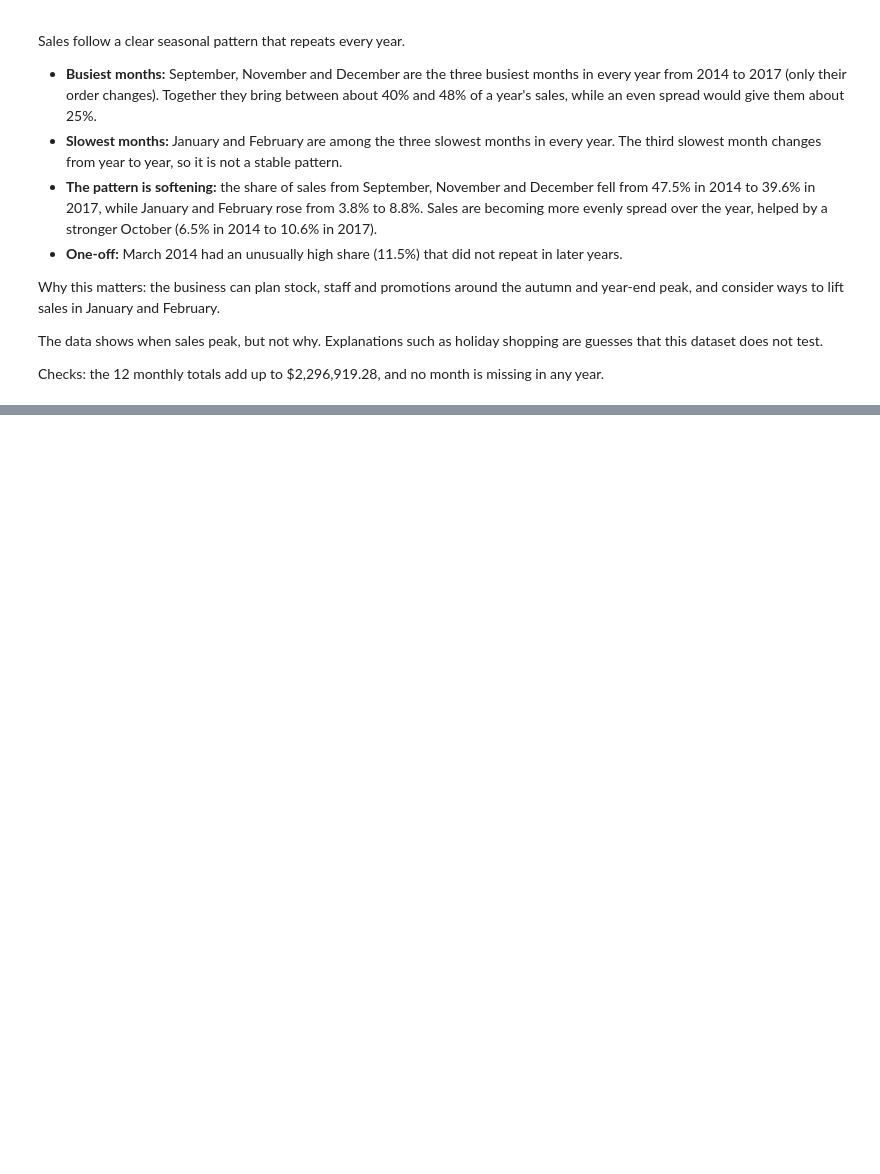
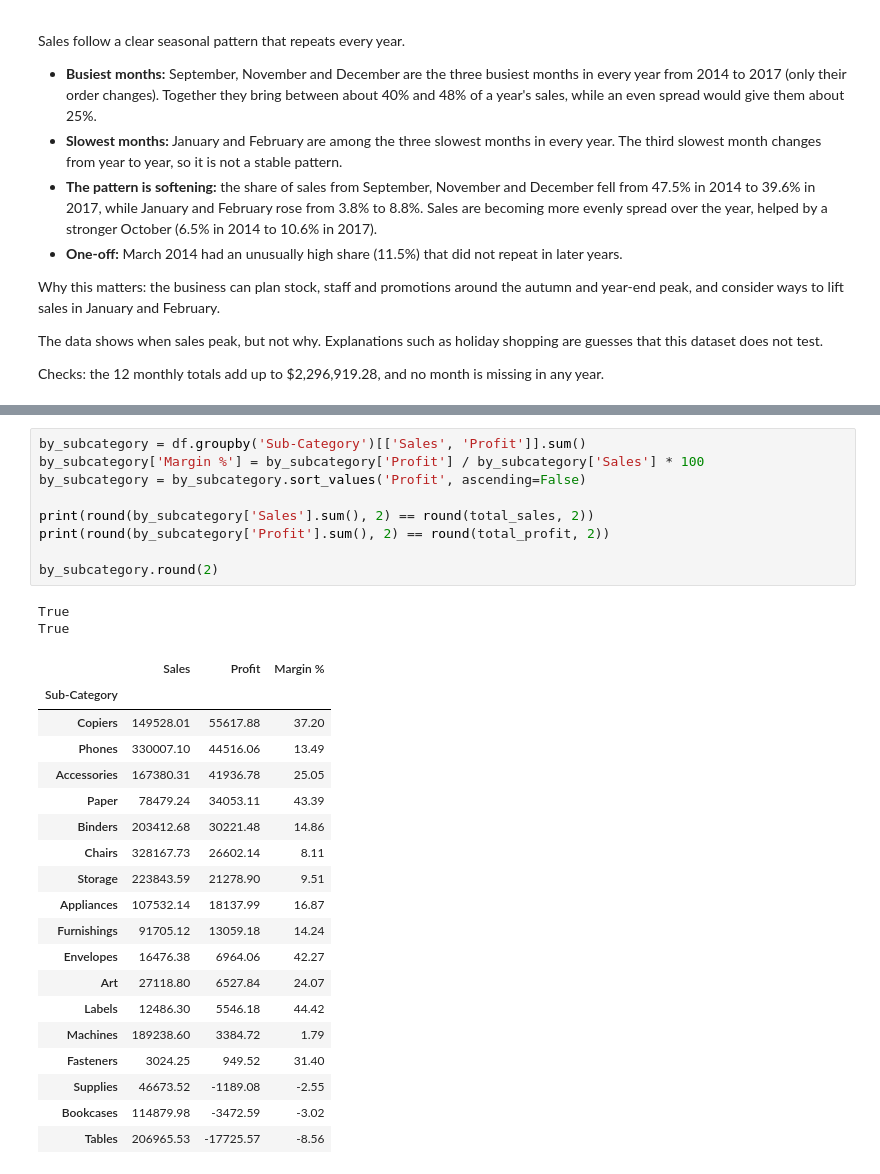
Before and after one commit to ziadKhaled133/superstore-sales-analysis, a Jupyter notebook: Notebooks/03_analysis.ipynb, the cells around one changed output, grey strips where cells are left out. Cells and saved outputs as stored; diff of their text form; blank space fills up the shorter version.

```diff
--- a/Notebooks/03_analysis.ipynb
+++ b/Notebooks/03_analysis.ipynb
@@ -275,0 +293,31 @@ Checks: the 12 monthly totals add up to $2,296,919.28, and no month is missing i
+# %%
+by_subcategory = df.groupby('Sub-Category')[['Sales', 'Profit']].sum()
+by_subcategory['Margin %'] = by_subcategory['Profit'] / by_subcategory['Sales'] * 100
+by_subcategory = by_subcategory.sort_values('Profit', ascending=False)
+
+print(round(by_subcategory['Sales'].sum(), 2) == round(total_sales, 2))
+print(round(by_subcategory['Profit'].sum(), 2) == round(total_profit, 2))
+
+by_subcategory.round(2)
+# %% [output]
+True
+True
+|  | Sales | Profit | Margin % |
+| Sub-Category |  |  |  |
+| Copiers | 149528.01 | 55617.88 | 37.20 |
+| Phones | 330007.10 | 44516.06 | 13.49 |
+| Accessories | 167380.31 | 41936.78 | 25.05 |
+| Paper | 78479.24 | 34053.11 | 43.39 |
+| Binders | 203412.68 | 30221.48 | 14.86 |
+| Chairs | 328167.73 | 26602.14 | 8.11 |
+| Storage | 223843.59 | 21278.90 | 9.51 |
+| Appliances | 107532.14 | 18137.99 | 16.87 |
+| Furnishings | 91705.12 | 13059.18 | 14.24 |
+| Envelopes | 16476.38 | 6964.06 | 42.27 |
+| Art | 27118.80 | 6527.84 | 24.07 |
+| Labels | 12486.30 | 5546.18 | 44.42 |
+| Machines | 189238.60 | 3384.72 | 1.79 |
+| Fasteners | 3024.25 | 949.52 | 31.40 |
+| Supplies | 46673.52 | -1189.08 | -2.55 |
+| Bookcases | 114879.98 | -3472.59 | -3.02 |
+| Tables | 206965.53 | -17725.57 | -8.56 |
```
Also changed, not shown: parts of 5 cells of this notebook.
